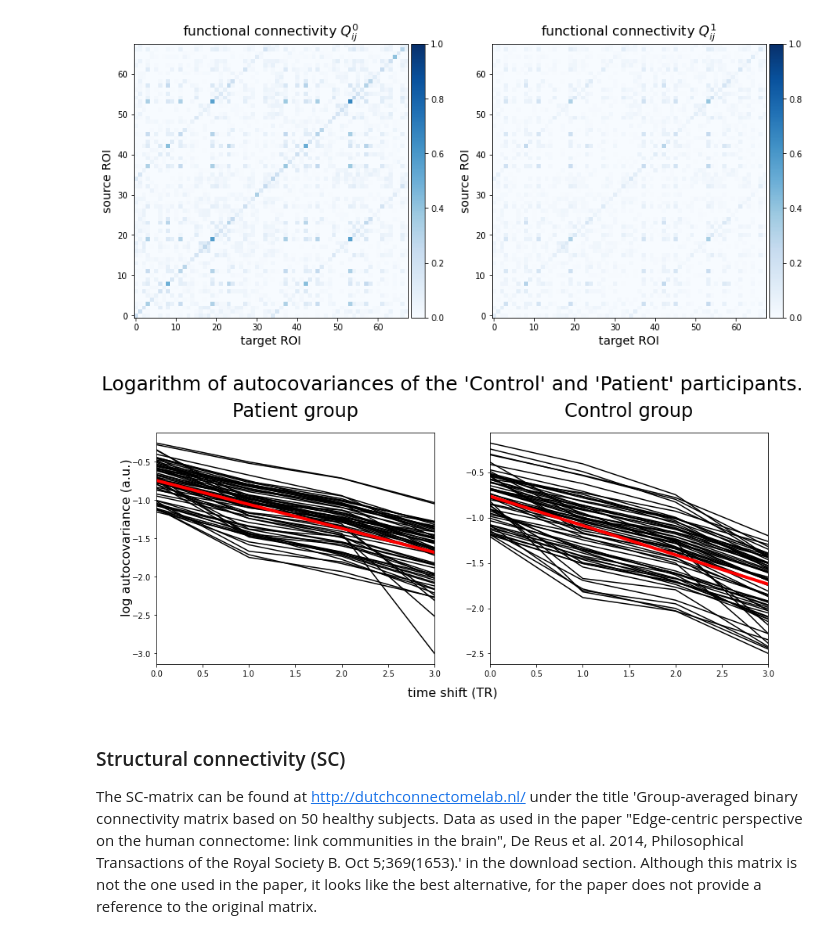
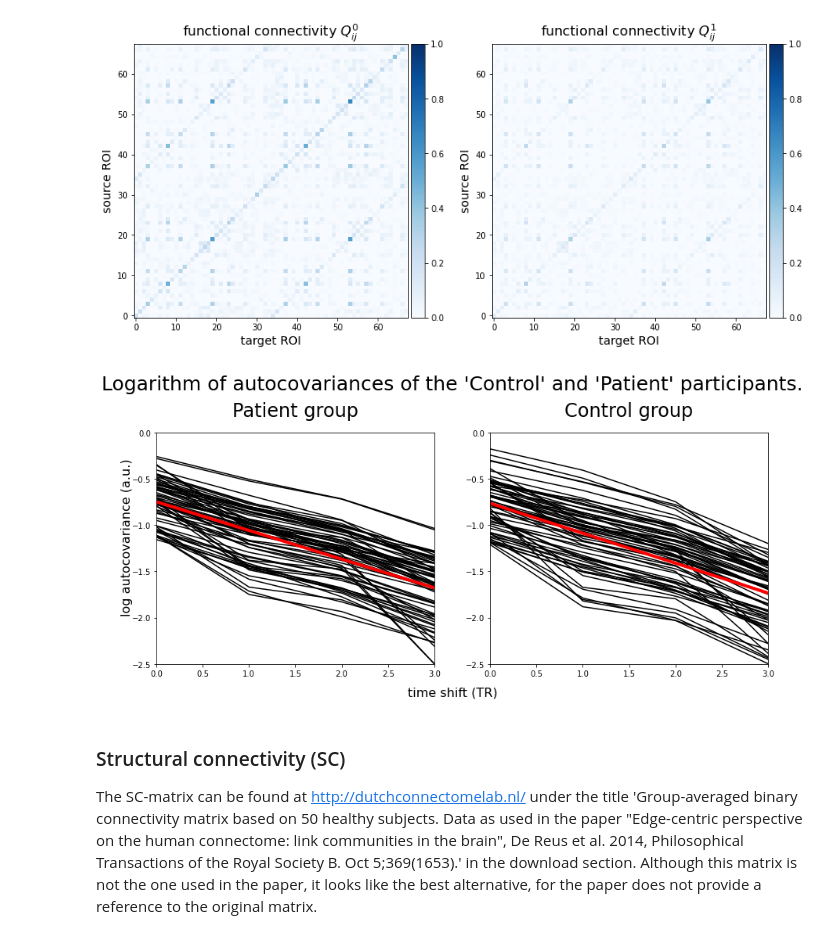
Before and after one commit to bjoernkoehn21/Reproduce-results-from-Senden-paper, a Jupyter notebook: SZ_analysis_FC_avg_based.ipynb, the cells around one changed output. Drawn from its saved outputs; the diff is of its cells as text; code cells hidden in the pictures.

```diff
--- a/SZ_analysis_FC_avg_based.ipynb
+++ b/SZ_analysis_FC_avg_based.ipynb
@@ -446,7 +447,7 @@ Mean BOLD variance (diagonal of each FC0 matrix): 0.20249974068695872
 [figure]
 # %%
 ## Calculate the logarithm of the autocovariance.
-ylim = -3
+ylim = -2.5
 suptitle_fontsize = 25
 title_fontsize = 24
 axis_lable_fontsize = 16
@@ -507,36 +508,36 @@ v_tau_controls = np.arange(ac_controls.shape[0], dtype=np.float)
 fig, ax = plt.subplots(nrows=1, ncols=2, figsize=(14, 6))
 fig.suptitle(str("Logarithm of autocovariances of the '"
                  + participant_type_labels[0] + "' and '"
                  + participant_type_labels[1]
                  + "' participants."), fontsize=suptitle_fontsize)
 fig.subplots_adjust(top=top_adjust)
 fig.text(0.5, 0.03, 'time shift (TR)',
          ha='center', fontsize=axis_lable_fontsize)
 fig.text(0.08, 0.5, 'log autocovariance (a.u.)', va='center',
          rotation='vertical', fontsize=axis_lable_fontsize)
 plt.subplot(121)
 plt.plot(range(n_shifts), log_ac_patients[:,:], '-k')
 lin_reg_patients = np.polyfit( np.repeat(v_tau_patient, n_rois),
                           log_ac_patients[:,:].reshape(-1), 1 )
 plt.plot(v_tau_patient, lin_reg_patients[0]*v_tau_patient
          + lin_reg_patients[1], '-r', linewidth=4)
 plt.title('Patient group', fontsize=title_fontsize, y=1.05)
-#plt.ylim((ylim, 0))
+plt.ylim((ylim, 0))
 plt.xlim((0, n_shifts-1))
 
 # Show the logarithm of the autocovariances for control subjects.
 plt.subplot(122)
 plt.plot(range(n_shifts), log_ac_controls[:,:], '-k')
 lin_reg_controls = np.polyfit(np.repeat(v_tau_controls, n_rois),
                            log_ac_controls[:,:].reshape(-1), 1 )
 plt.plot(v_tau_controls, lin_reg_controls[0]*v_tau_controls
          + lin_reg_controls[1], '-r', linewidth=4)
 plt.title('Control group', fontsize=title_fontsize, y=1.05)
-#plt.ylim((ylim, 0))
+plt.ylim((ylim, 0))
 plt.xlim((0, n_shifts-1))
 plt.show()
 # %% [output]
-[figure, old version]
+[figure, new version]
 # %% [markdown]
 ### Structural connectivity (SC)
 The SC-matrix can be found at http://dutchconnectomelab.nl/ under the title 'Group-averaged binary connectivity matrix based on 50 healthy subjects. Data as used in the paper "Edge-centric perspective on the human connectome: link communities in the brain", De Reus et al. 2014, Philosophical Transactions of the Royal Society B. Oct 5;369(1653).' in the download section. Although this matrix is not the one used in the paper, it looks like the best alternative, for the paper does not provide a reference to the original matrix.
```
Also changed, not shown: parts of 7 cells of this notebook, 3 other files.
